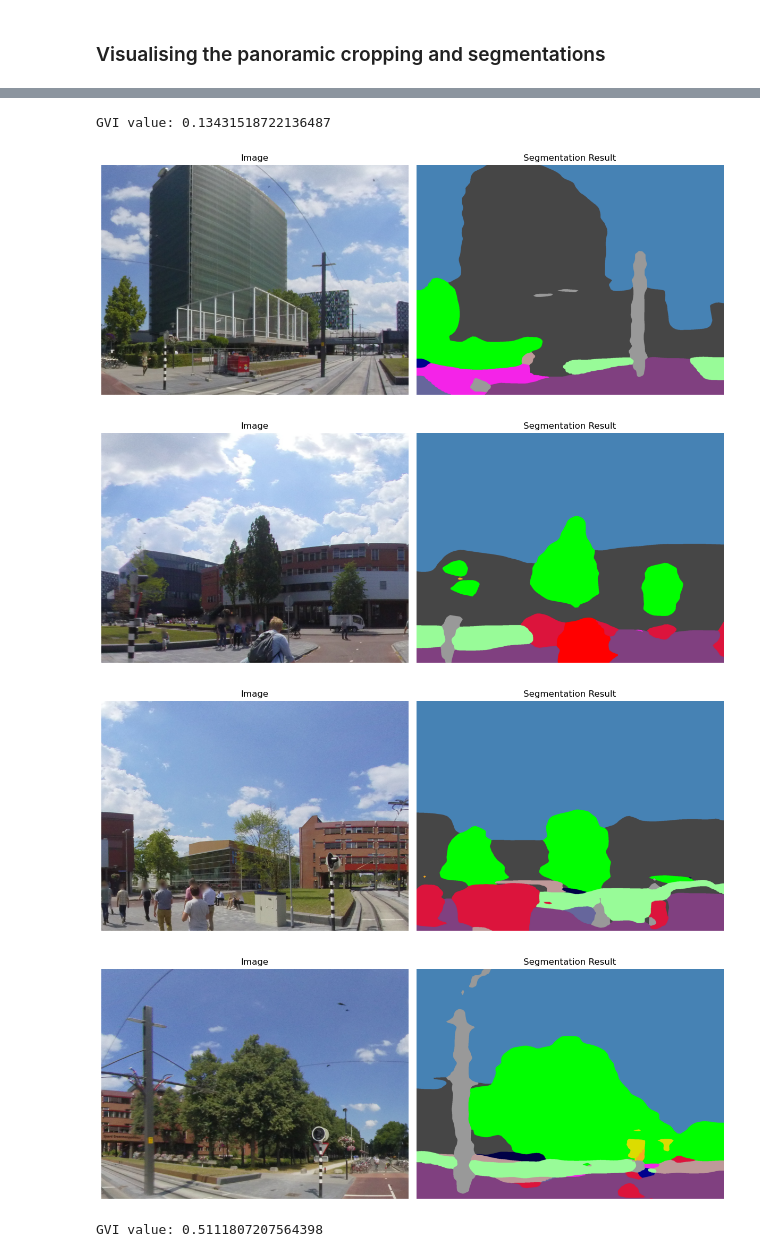
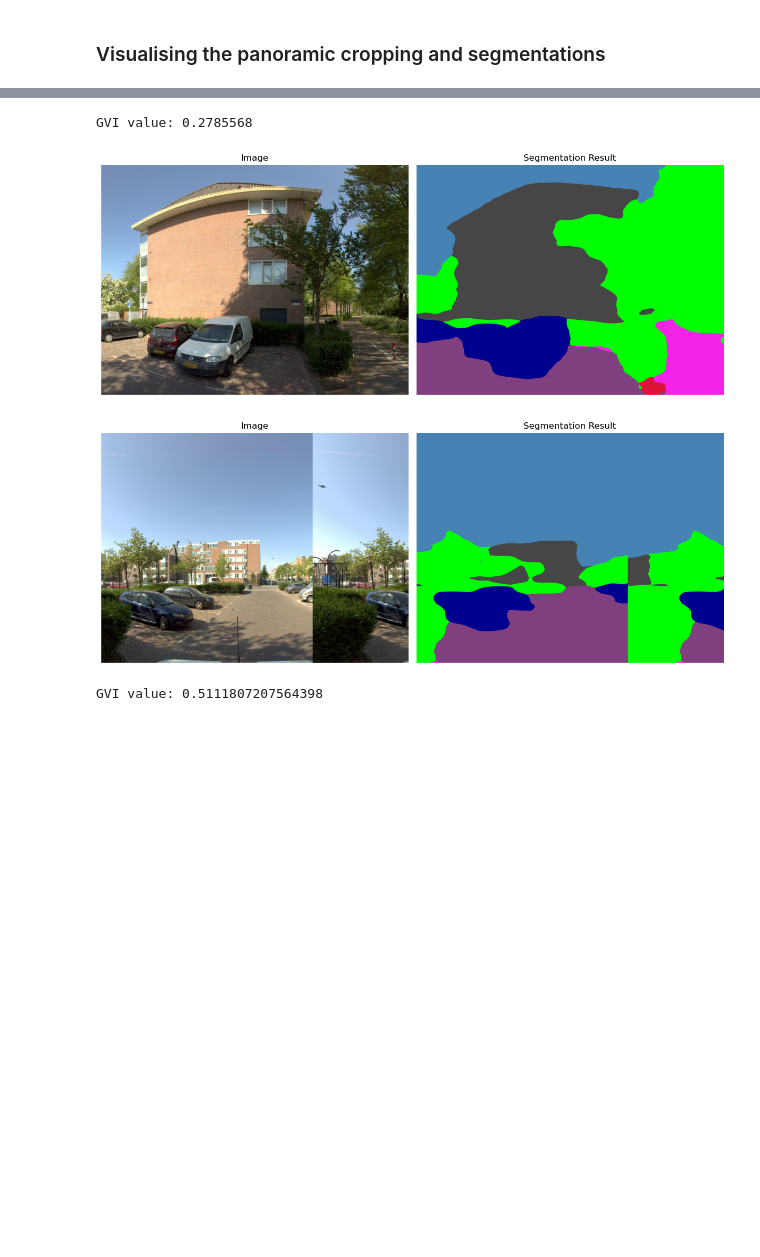
Before and after one commit to Spatial-Data-Science-and-GEO-AI-Lab/StreetView-NatureVisibility, a Jupyter notebook: pipeline_step_by_step.ipynb, the cells around one changed output, grey strips where cells are left out. Saved outputs shown, nothing was run; the diff lists cells and outputs as text; code cells hidden in the pictures; blank space fills up the shorter version.

```diff
--- a/pipeline_step_by_step.ipynb
+++ b/pipeline_step_by_step.ipynb
@@ -282,9 +282,11 @@ def display_images(row):
     image_id = row["image_id"].values[0]
     is_panoramic = row["is_panoramic"].values[0]
 
-    images, pickles, result = download_image(id, geometry, image_id, is_panoramic, cut_by_road_centres, access_token, processor, model)
+    images, pickles, result = download_image(id, geometry, image_id, is_panoramic, 1, access_token, processor, model)
 
     print(f"GVI value: {result[3]}")
 
     for image, pickle in zip(images, pickles):
         visualize_results(image, pickle)
+# %%
+features = gpd.read_file('results/Amsterdam, Netherlands/points/points.gpkg')
@@ -291,12 +313,10 @@ def display_images(row):
 # %%
-feature_image = features[features.id == 214]
+feature_image = features[features.id == 23]
 display_images(feature_image)
 # %% [output]
-GVI value: 0.13431518722136487
+GVI value: 0.2785568
-[figure, old version]
+[figure, new version]
-[figure, old version]
+[figure, new version]
-[figure, removed]
-[figure, removed]
 # %%
 feature_image = features[features.id == 14]
 display_images(feature_image)
```
Also changed, not shown: parts of 1 cell of this notebook, 1 other file.
